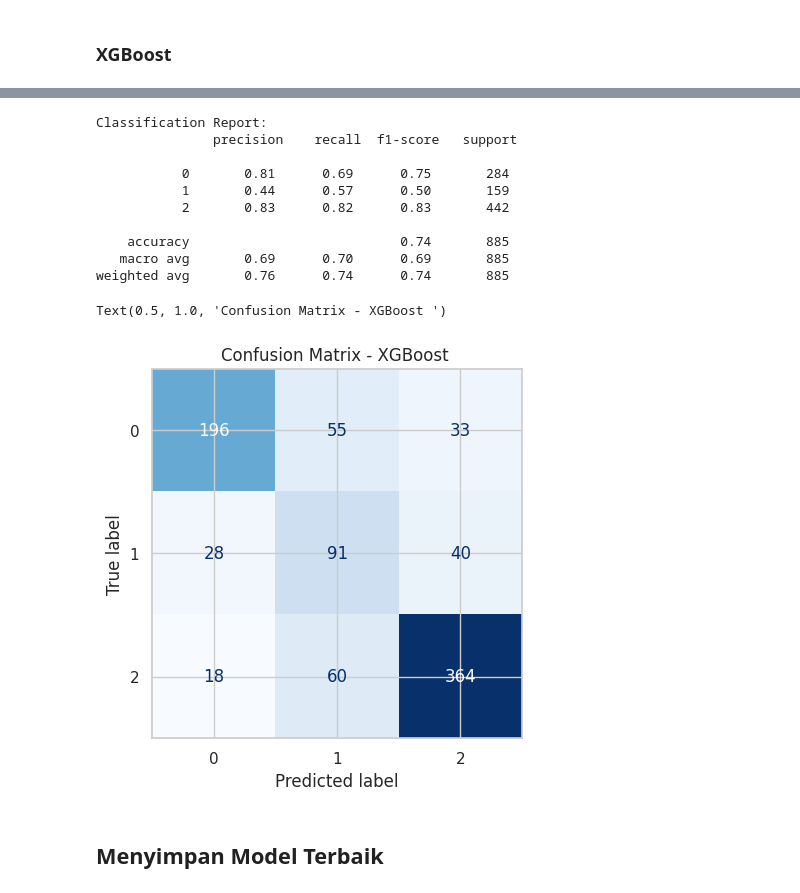
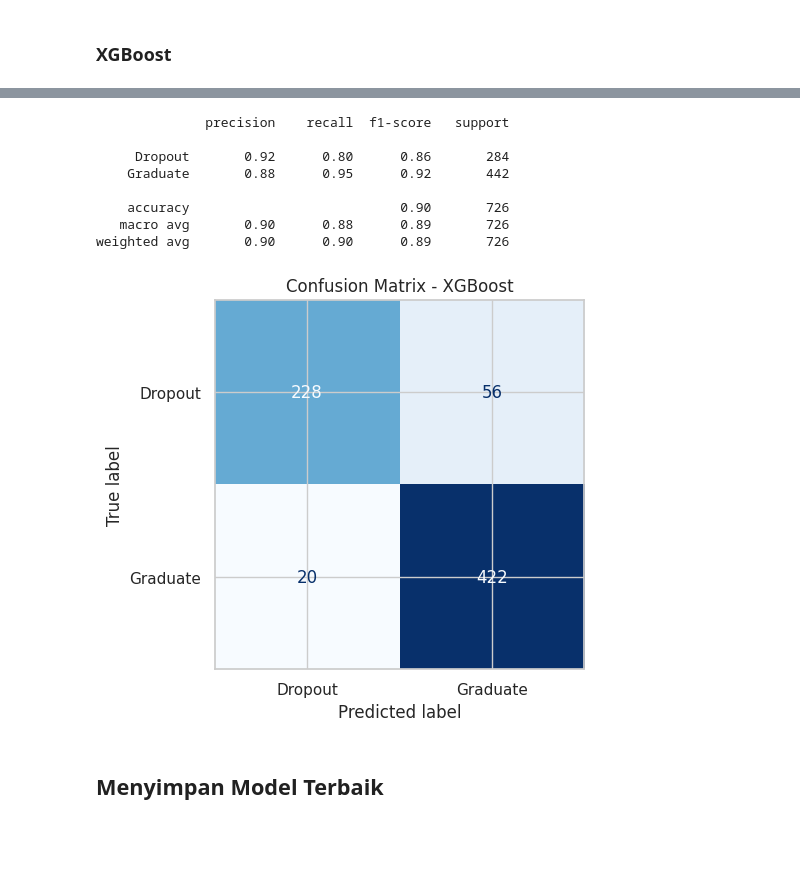
Before and after one commit to nadyaputriast/data_science-jaya_jaya_institute, a Jupyter notebook: notebook.ipynb, the cells around one changed output, grey strips where cells are left out. Saved outputs shown, nothing was run; the diff lists cells and outputs as text; code cells hidden in the pictures; blank space fills up the shorter version.

```diff
--- a/notebook.ipynb
+++ b/notebook.ipynb
@@ -380,7 +414,7 @@ bayes_search = BayesSearchCV(
     random_state=42,
 )
 # %%
-bayes_search.fit(X_train_scaled, y_train)
+bayes_rf.fit(X_train_scaled, y_train)
 # %% [output]
 Fitting 5 folds for each of 1 candidates, totalling 5 fits
 Fitting 5 folds for each of 1 candidates, totalling 5 fits
@@ -456,7 +479,7 @@ opt_gb = BayesSearchCV(
     cv=5,
     n_jobs=-1,
     random_state=42,
-    verbose=0
+    verbose=1
 )
 # %%
 opt_gb.fit(X_train_scaled, y_train, sample_weight=sample_weights)
@@ -473,6 +532,6 @@ best_gb_model = opt_gb.best_estimator_
 # %% [markdown]
 ### XGBoost
 # %%
-ratio = float(np.sum(y_train == 0)) / np.sum(y_train == 1)
-print(f"Nilai Scale Pos Weight: {ratio:.2f}")
+scale_pos_weight = float(np.sum(y_train == 1)) / np.sum(y_train == 0)
+print(f"Scale Pos Weight: {scale_pos_weight:.2f}")
 # %% [output]
@@ -480,7 +539,9 @@ Nilai Scale Pos Weight: 1.79
 # %%
 xgb_clf = xgb.XGBClassifier(
     random_state=42,
-    eval_metric='mlogloss'
+    objective='binary:logistic',
+    eval_metric='logloss',
+    scale_pos_weight=scale_pos_weight,
 )
 # %%
 search_spaces_xgb = {
@@ -607,21 +689,23 @@ accuracy_score(y_test, y_pred_xgb)
 # %%
-print("Classification Report:\n", classification_report(y_test, y_pred_xgb))
+print(classification_report(y_test, y_pred_xgb, target_names=encoder.classes_))
 # %% [output]
-Classification Report:
-               precision    recall  f1-score   support
+              precision    recall  f1-score   support
 
-           0       0.81      0.69      0.75       284
-           1       0.44      0.57      0.50       159
-           2       0.83      0.82      0.83       442
+     Dropout       0.92      0.80      0.86       284
+    Graduate       0.88      0.95      0.92       442
 
-    accuracy                           0.74       885
-   macro avg       0.69      0.70      0.69       885
-weighted avg       0.76      0.74      0.74       885
+    accuracy                           0.90       726
+   macro avg       0.90      0.88      0.89       726
+weighted avg       0.90      0.90      0.89       726
 # %%
-disp = ConfusionMatrixDisplay.from_predictions(y_test, y_pred_xgb, cmap='Blues', colorbar=False)
-disp.ax_.set_title("Confusion Matrix - XGBoost ")
+disp = ConfusionMatrixDisplay.from_predictions(
+    y_test, y_pred_xgb,
+    display_labels=encoder.classes_,
+    cmap='Blues', colorbar=False
+)
+disp.ax_.set_title("Confusion Matrix - XGBoost")
+plt.show()
 # %% [output]
-Text(0.5, 1.0, 'Confusion Matrix - XGBoost ')
-[figure, old version]
+[figure, new version]
 # %% [markdown]
 ## Menyimpan Model Terbaik
```
Also changed, not shown: parts of 37 cells of this notebook, 7 other files.
